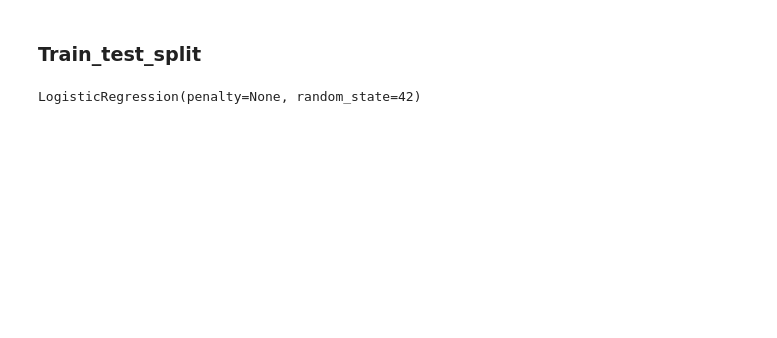
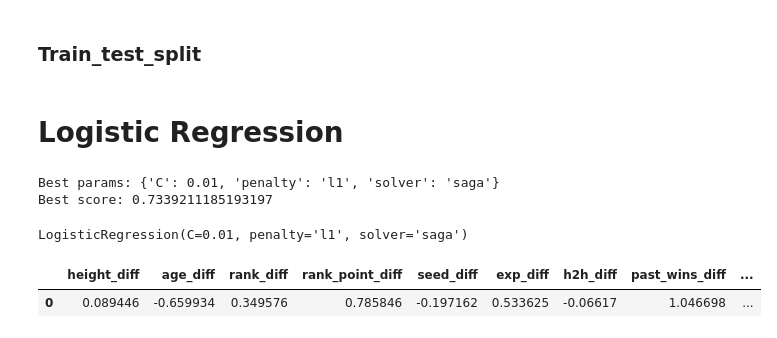
Before and after one commit to Tesserxt/ATP-Tennis, a Jupyter notebook: Notebooks/04_model_training.ipynb, the cells around one changed output. Cells and saved outputs as stored; diff of their text form; code cells hidden in the pictures; blank space fills up the shorter version.

```diff
--- a/Notebooks/04_model_training.ipynb
+++ b/Notebooks/04_model_training.ipynb
@@ -28,13 +32,42 @@ from sklearn.model_selection import train_test_split
 X = df.drop('target', axis=1)
 y = df.target
 X_train, X_test, y_train, y_test = train_test_split(X, y, test_size=0.2, random_state=42)
+# %% [markdown]
+# Logistic Regression
+# %%
+from sklearn.model_selection import GridSearchCV
+from sklearn.linear_model import LogisticRegression
+
+param_grid = {
+    'C': [0.001, 0.01, 0.1, 1, 10, 100],
+    'penalty': ['l1', 'l2'],
+    'solver': ['liblinear', 'saga']
+}
+
+log_reg = LogisticRegression(max_iter=1000)
+grid = GridSearchCV(log_reg, param_grid, cv=5, scoring='f1')
+grid.fit(X_train, y_train)
+
+print("Best params:", grid.best_params_)
+print("Best score:", grid.best_score_)
+# %% [output]
+Best params: {'C': 0.01, 'penalty': 'l1', 'solver': 'saga'}
+Best score: 0.7339211185193197
 # %%
 from sklearn.linear_model import LogisticRegression
 
-model = LogisticRegression(penalty=None, random_state=42)
+# Best params: {'C': 0.01, 'penalty': 'l1', 'solver': 'saga'}
+# Best score: 0.7339211185193197
+
+model = LogisticRegression(C=0.01, penalty='l1', solver='saga')
 model.fit(X_train, y_train)
 # %% [output]
-LogisticRegression(penalty=None, random_state=42)
+LogisticRegression(C=0.01, penalty='l1', solver='saga')
+# %%
+pd.DataFrame(model.coef_, columns=model.feature_names_in_)
+# %% [output]
+|  | height_diff | age_diff | rank_diff | rank_point_diff | seed_diff | exp_diff | h2h_diff | past_wins_diff | ... |
+| 0 | 0.089446 | -0.659934 | 0.349576 | 0.785846 | -0.197162 | 0.533625 | -0.06617 | 1.046698 | ... |
 # %%
 from sklearn.metrics import accuracy_score, recall_score, precision_score, f1_score
 
```
Also changed, not shown: parts of 5 cells of this notebook.
